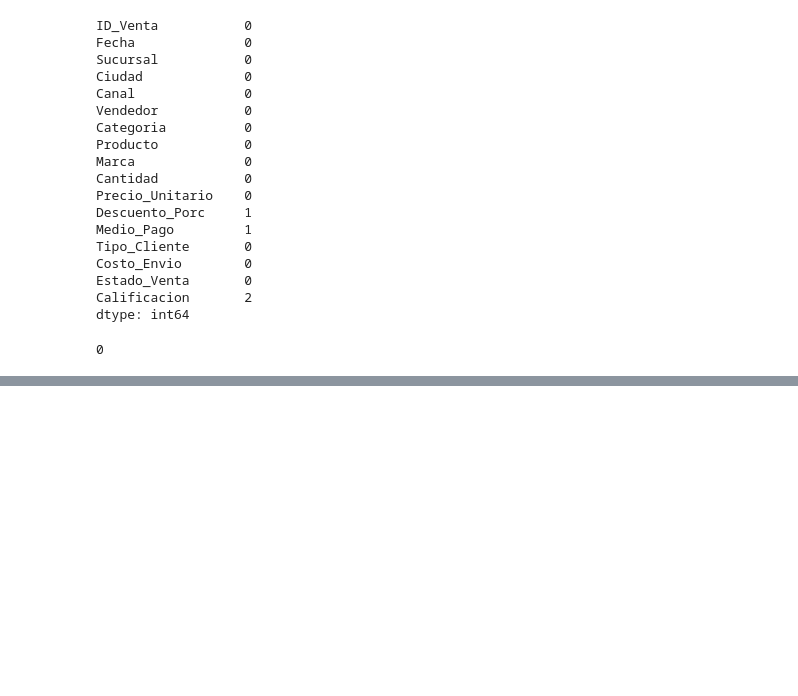
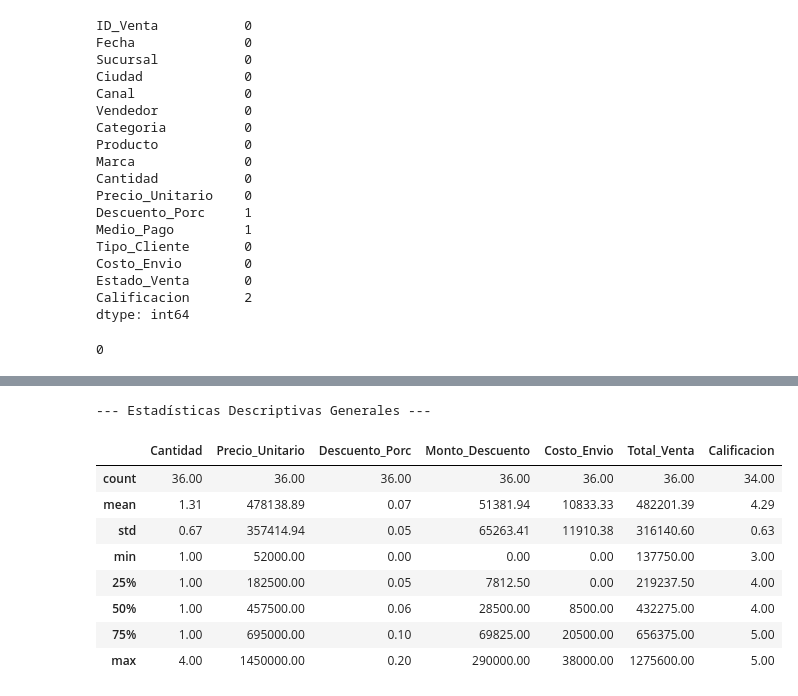
Before and after one commit to wilson-j-insaurralde/Clase-9---trabajo-integrador, a Jupyter notebook: analisis exploratorio.ipynb, the cells around one changed output, grey strips where cells are left out. Saved outputs shown, nothing was run; the diff lists cells and outputs as text; code cells hidden in the pictures; blank space fills up the shorter version.

Commit message:
Entrega trabajo integrador: analisis, variables y graficos completos

```diff
--- a/analisis exploratorio.ipynb
+++ b/analisis exploratorio.ipynb
@@ -142,0 +169,4 @@ df[df.isnull().any(axis=1)]
+# %%
+# 2. Medio_Pago: Al faltar el medio de pago en 1 registro, se etiqueta como 'No especificado'
+# para no perder los montos de venta de esa transacción
+df['Medio_Pago'] = df['Medio_Pago'].fillna('No especificado')
@@ -142,0 +192,6 @@ df[df.isnull().any(axis=1)]
+# %%
+# 1. Subtotal bruto sin aplicar descuentos
+df['Subtotal'] = df['Cantidad'] * df['Precio_Unitario']
+# %%
+# 2. Monto exacto descontado en pesos
+df['Monto_Descuento'] = df['Subtotal'] * df['Descuento_Porc']
@@ -142,0 +211,24 @@ df[df.isnull().any(axis=1)]
+# %%
+# ----------------------------------------------------
+# PUNTO 4: Análisis exploratorio general de ventas
+# ----------------------------------------------------
+
+# 1. Resumen estadístico (media, mediana/50%, min, max, desvío)
+columnas_analisis = [
+    'Cantidad', 'Precio_Unitario', 'Descuento_Porc',
+    'Monto_Descuento', 'Costo_Envio', 'Total_Venta', 'Calificacion'
+]
+resumen_estadistico = df[columnas_analisis].describe().round(2)
+print("--- Estadísticas Descriptivas Generales ---")
+display(resumen_estadistico)
+# %% [output]
+--- Estadísticas Descriptivas Generales ---
+|  | Cantidad | Precio_Unitario | Descuento_Porc | Monto_Descuento | Costo_Envio | Total_Venta | Calificacion |
+| count | 36.00 | 36.00 | 36.00 | 36.00 | 36.00 | 36.00 | 34.00 |
+| mean | 1.31 | 478138.89 | 0.07 | 51381.94 | 10833.33 | 482201.39 | 4.29 |
+| std | 0.67 | 357414.94 | 0.05 | 65263.41 | 11910.38 | 316140.60 | 0.63 |
+| min | 1.00 | 52000.00 | 0.00 | 0.00 | 0.00 | 137750.00 | 3.00 |
+| 25% | 1.00 | 182500.00 | 0.05 | 7812.50 | 0.00 | 219237.50 | 4.00 |
+| 50% | 1.00 | 457500.00 | 0.06 | 28500.00 | 8500.00 | 432275.00 | 4.00 |
+| 75% | 1.00 | 695000.00 | 0.10 | 69825.00 | 20500.00 | 656375.00 | 5.00 |
+| max | 4.00 | 1450000.00 | 0.20 | 290000.00 | 38000.00 | 1275600.00 | 5.00 |
```
Also changed, not shown: parts of 24 cells of this notebook.
